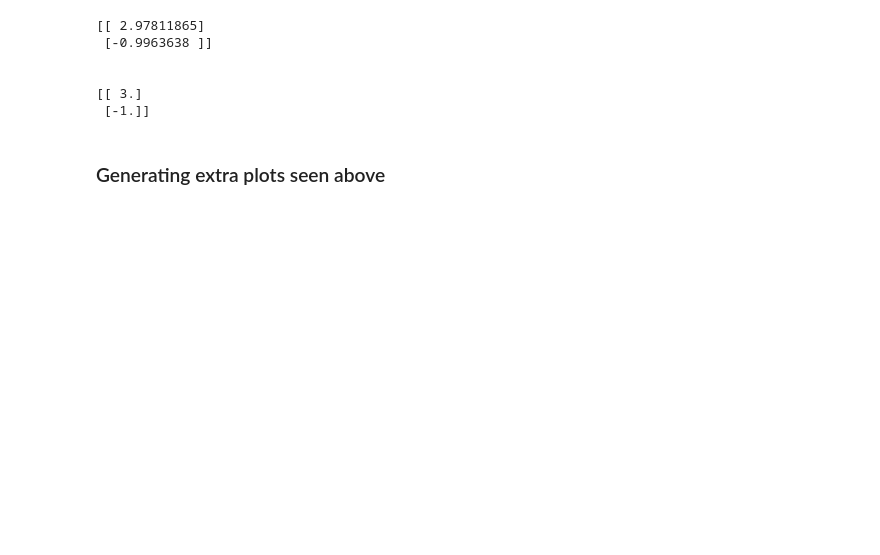
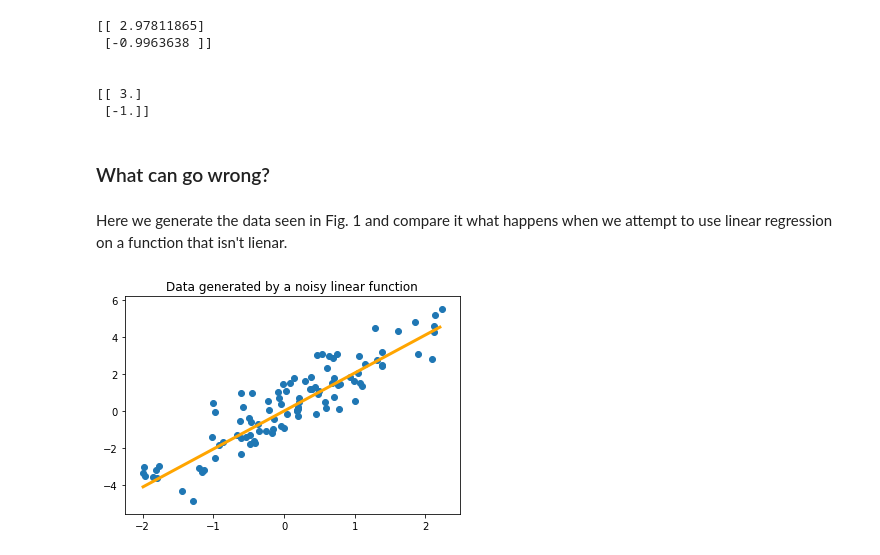
Before and after one commit to jeetendra14/ee559, a Jupyter notebook: regression.ipynb, the cells around one changed output. Drawn from its saved outputs; the diff is of its cells as text; code cells hidden in the pictures; blank space fills up the shorter version.

```diff
--- a/regression.ipynb
+++ b/regression.ipynb
@@ -220,8 +221,10 @@ print(alpha)
 
 [[ 3.]
  [-1.]]
-# %% [markdown]
-### Generating extra plots seen above
+# %% [markdown]
+### What can go wrong?
+# %% [markdown]
+Here we generate the data seen in Fig. 1 and compare it what happens when we attempt to use linear regression on a function that <emph>isn't</emph> lienar.
 # %%
 import numpy as np
 import matplotlib.pyplot as plt
@@ -234 +237,12 @@ Y_lin = 2*(X_lin) + np.random.normal(0,1, 100)
+# %%
+#here we solve for and plot the line of best fit for the linear function data
+
+w = (1.0/np.dot(X_lin.T, X_lin))[0,0]*X_lin.T.dot(Y_lin)[0,0] #closed form OLS solution for single dim
+
+plt.plot(np.arange(np.min(X_lin),np.max(X_lin),0.1), w*np.arange(np.min(X_lin),np.max(X_lin),0.1), color="orange", lw=3)
+plt.title("Data generated by a noisy linear function")
+plt.scatter(X_lin, Y_lin)
+plt.show()
+# %% [output]
+[figure, added]
 # %%
```
Also changed, not shown: parts of 17 cells of this notebook, 1 other file.
